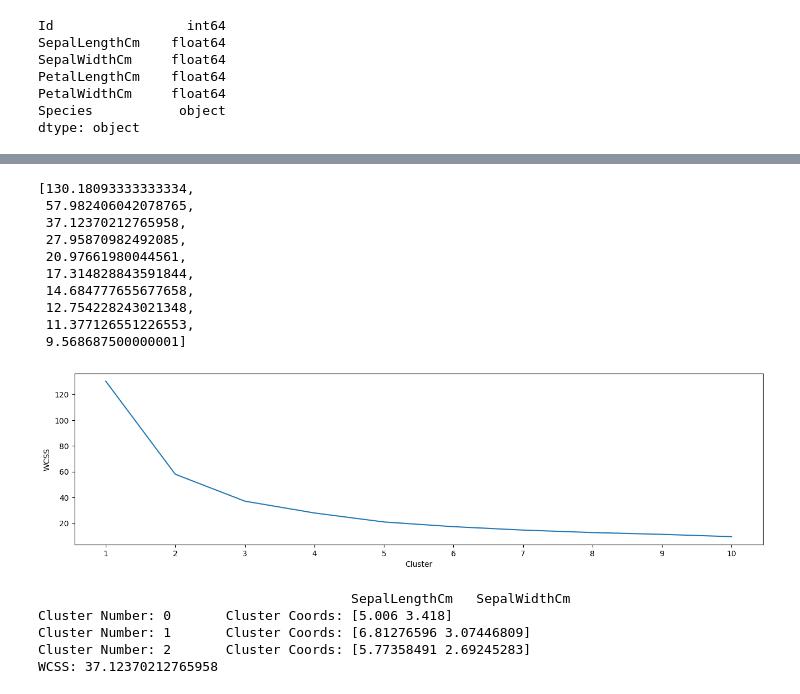
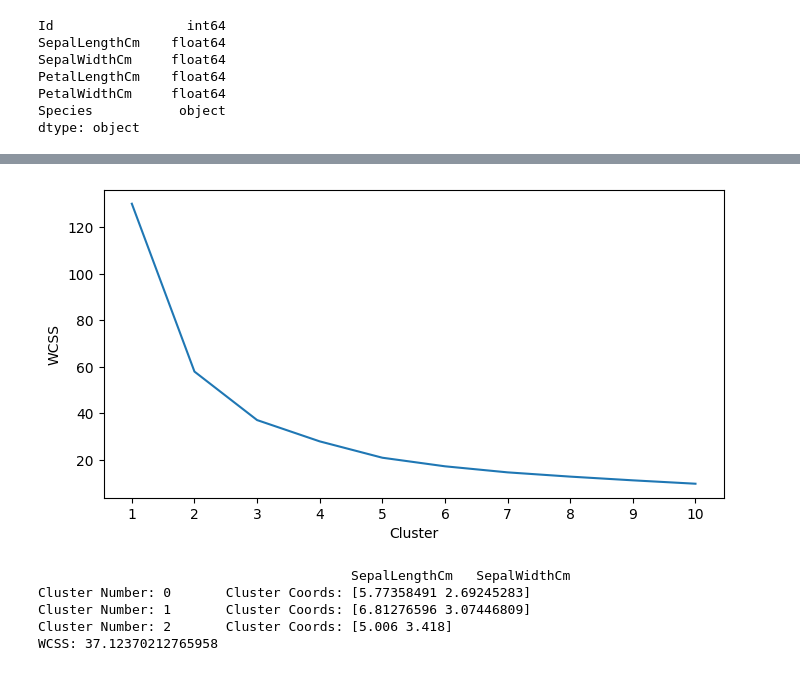
Before and after one commit to cjieguang/TheSparksFoundation, a Jupyter notebook: TSFGRIP-Task-2/TSFGRIP-Task-2.ipynb, the cells around one changed output, grey strips where cells are left out. Drawn from its saved outputs; the diff is of its cells as text; code cells hidden in the pictures.

```diff
--- a/TSFGRIP-Task-2/TSFGRIP-Task-2.ipynb
+++ b/TSFGRIP-Task-2/TSFGRIP-Task-2.ipynb
@@ -92,30 +72,19 @@ for i in range(minCluster, maxCluster + 1):
     kmeans = KMeans(n_clusters = i, n_init = 10)
     kmeans.fit(clusterDF)
     wcss.append(kmeans.inertia_)
-wcss
+# wcss
-# %% [output]
-[130.18093333333334,
- 57.982406042078765,
- 37.12370212765958,
- 27.95870982492085,
- 20.97661980044561,
- 17.314828843591844,
- 14.684777655677658,
- 12.754228243021348,
- 11.377126551226553,
- 9.568687500000001]
 # %%
 # Plot WCSS vs Clusters to get elbow plot
-f, axes = plt.subplots(1, 1, figsize=(16,4))
+f, axes = plt.subplots(1, 1, figsize=(8,4))
 plt.plot(range(minCluster, maxCluster + 1), wcss)
 plt.xlabel('Cluster')
 plt.ylabel('WCSS')
 plt.xticks(range(1,11))
 plt.show()
 
-# Best one to take would be 3 or 4
+# Best one to take would be 3
 # %% [output]
-[figure, old version]
+[figure, new version]
 # %%
 # Use optimal cluster number, 3
 # Use Kmeans++ as the algo (Better clustering)
@@ -132,9 +101,9 @@ for i, avg in enumerate(kmeans.cluster_centers_):
 print(f"WCSS: {kmeans.inertia_}")
 # %% [output]
                                         SepalLengthCm   SepalWidthCm
-Cluster Number: 0       Cluster Coords: [5.006 3.418]
+Cluster Number: 0       Cluster Coords: [5.77358491 2.69245283]
 Cluster Number: 1       Cluster Coords: [6.81276596 3.07446809]
-Cluster Number: 2       Cluster Coords: [5.77358491 2.69245283]
+Cluster Number: 2       Cluster Coords: [5.006 3.418]
 WCSS: 37.12370212765958
 # %%
 # Categorize Cluster
```
Also changed, not shown: parts of 4 cells of this notebook.
